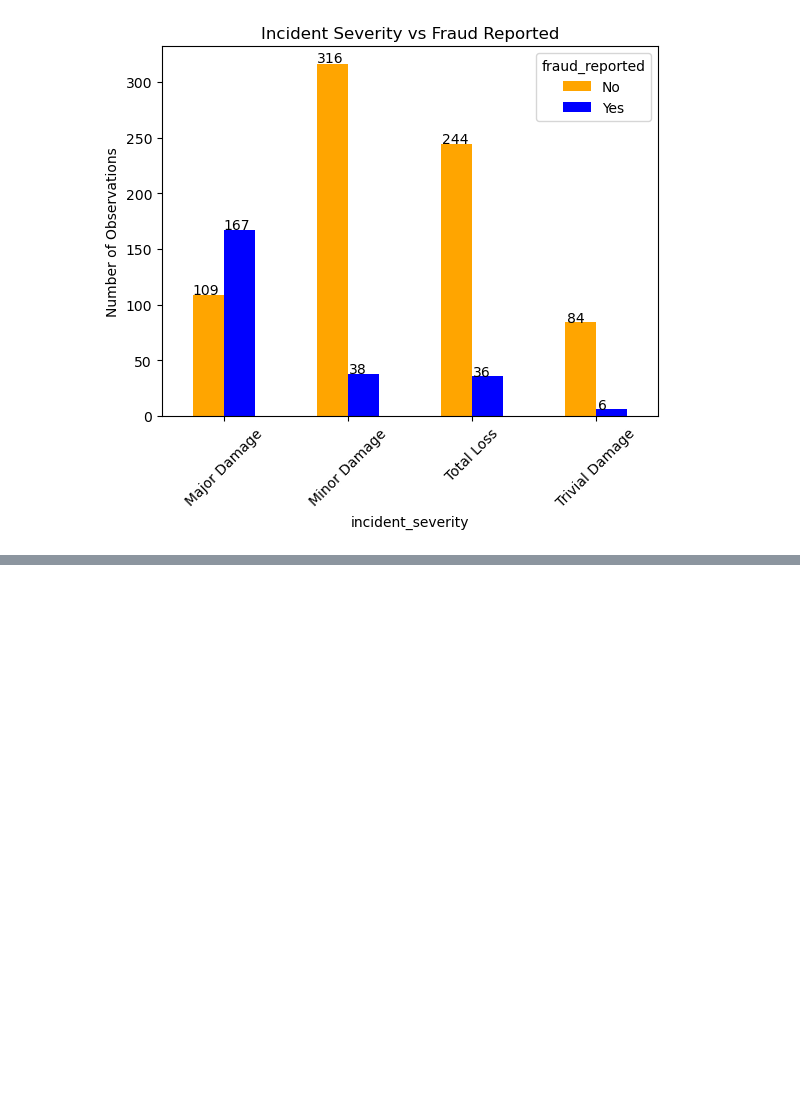
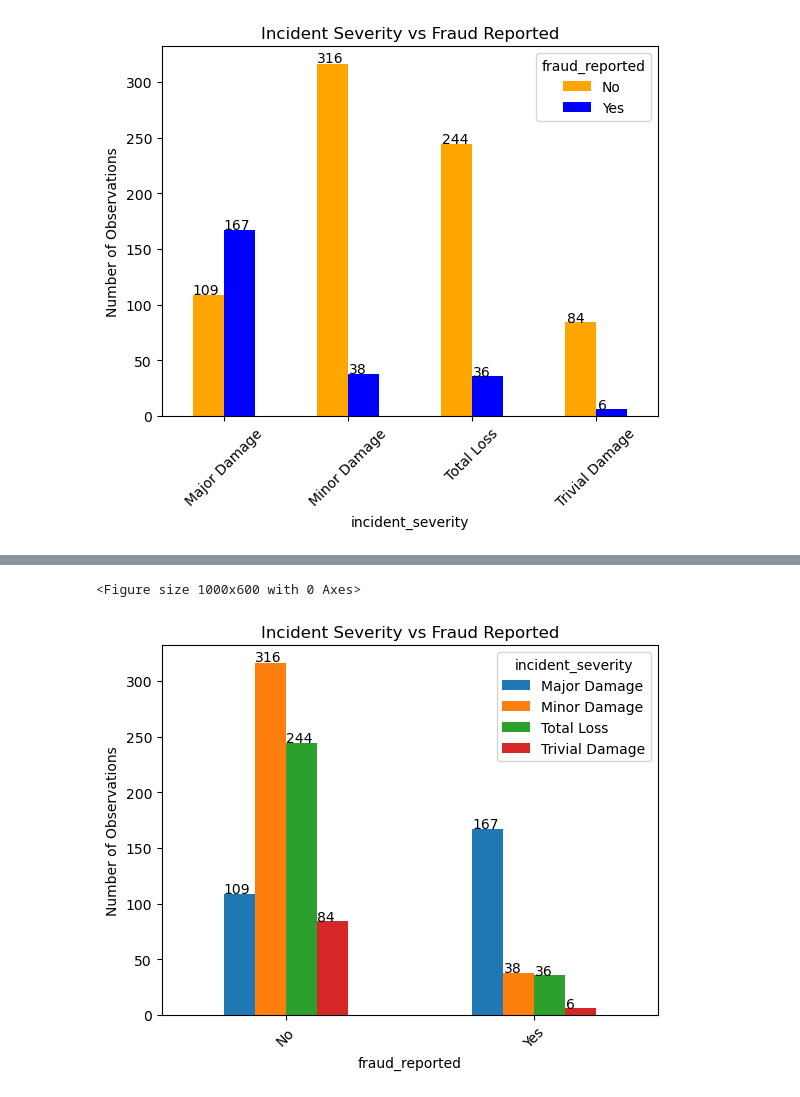
Before and after one commit to oaj1/Insurance_Claims, a Jupyter notebook: Insurance_Claims_IncidentCharacteristicsEDA.ipynb, the cells around one changed output, grey strips where cells are left out. Cells and saved outputs as stored; diff of their text form; code cells hidden in the pictures; blank space fills up the shorter version.

```diff
--- a/Insurance_Claims_IncidentCharacteristicsEDA.ipynb
+++ b/Insurance_Claims_IncidentCharacteristicsEDA.ipynb
@@ -138,0 +184,12 @@ plt.show()
+# %%
+plt.figure(figsize=(10,6))
+ax = df.groupby('fraud_reported')['incident_severity'].value_counts().unstack().plot(kind = 'bar',stacked = False)
+for p in ax.patches:
+    ax.annotate(f'{p.get_height():.0f}', (p.get_x() * 1.005, p.get_height() * 1.005))
+plt.ylabel('Number of Observations')
+plt.title('Incident Severity vs Fraud Reported')
+plt.xticks(rotation=45)
+plt.show()
+# %% [output]
+<Figure size 1000x600 with 0 Axes>
+[figure, added]
```
Also changed, not shown: parts of 10 cells of this notebook.
